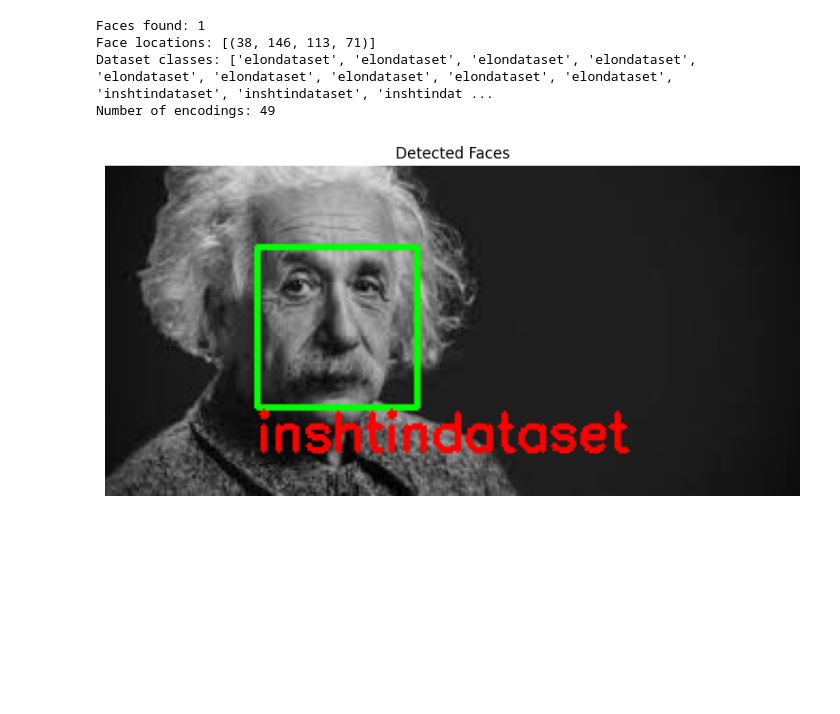
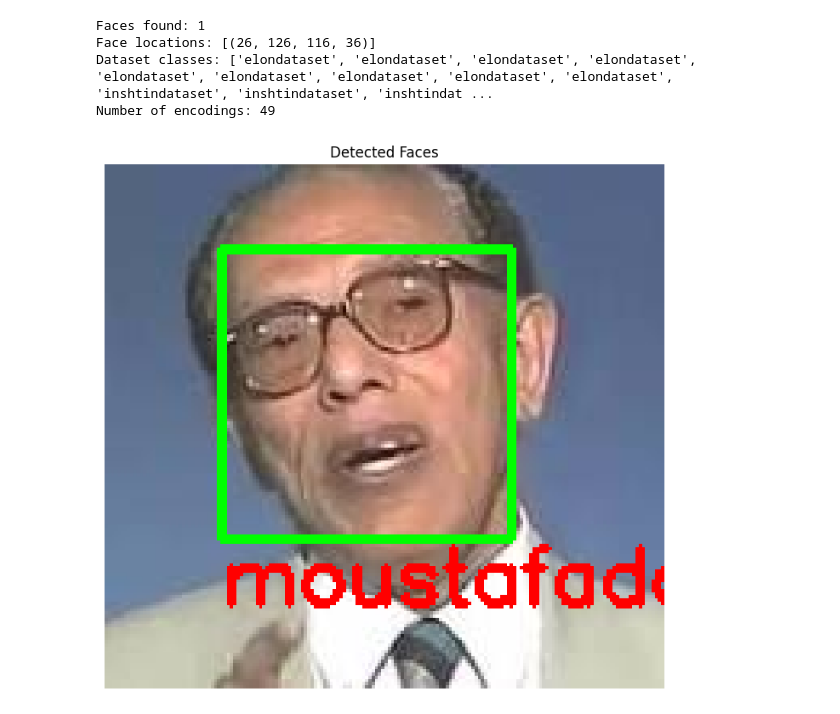
Before and after one commit to S4llyMohamed/pattern, a Jupyter notebook: fr.ipynb, the cells around one changed output. Saved outputs shown, nothing was run; the diff lists cells and outputs as text; code cells hidden in the pictures; blank space fills up the shorter version.

```diff
--- a/fr.ipynb
+++ b/fr.ipynb
@@ -6,7 +6,7 @@ import os
 
 # -----------------------------
 # Detect faces in a single test image
-img = cv2.imread("E:/PatternProject/flask/test/10.jfif")  # ضع هنا مسار الصورة التي تريد اختبارها
+img = cv2.imread("test/7.jfif")  #ضع هنا مسار الصورة التي تريد اختبارها
 img_rgb = cv2.cvtColor(img, cv2.COLOR_BGR2RGB)
 
 # Find faces in the image
@@ -48,32 +48,32 @@ if len(face_locations) > 0:
     test_encodings = face_recognition.face_encodings(img_rgb, face_locations)
 
     for (top, right, bottom, left), img_encoding in zip(face_locations, test_encodings):
         # Compare with stored encodings in the dataset
         results = face_recognition.compare_faces(train_encodes, img_encoding)
         face_name = "Unknown"
 
         # If a match is found, get the corresponding name
         face_distances = face_recognition.face_distance(train_encodes, img_encoding)
         if len(face_distances) > 0:
             best_match_index = face_distances.argmin()
             if results[best_match_index]:
                 face_name = train_classes[best_match_index]
 
         # Draw a rectangle around the face
         cv2.rectangle(img_rgb, (left, top), (right, bottom), (0, 255, 0), 2)
 
         # Write the name under the rectangle
         cv2.putText(img_rgb, face_name, (left, bottom + 20), cv2.FONT_HERSHEY_SIMPLEX, 0.8, (255, 0, 0), 2)
 
 # Display the result
 plt.figure(figsize=(10, 8))
 plt.axis("off")
 plt.title(f"Detected Faces")
 plt.imshow(img_rgb)
 plt.show()
 # %% [output]
 Faces found: 1
-Face locations: [(38, 146, 113, 71)]
+Face locations: [(26, 126, 116, 36)]
 Dataset classes: ['elondataset', 'elondataset', 'elondataset', 'elondataset', 'elondataset', 'elondataset', 'elondataset', 'elondataset', 'elondataset', 'inshtindataset', 'inshtindataset', 'inshtindat ...
 Number of encodings: 49
-[figure, old version]
+[figure, new version]
```
Also changed, not shown: 29 other files.
